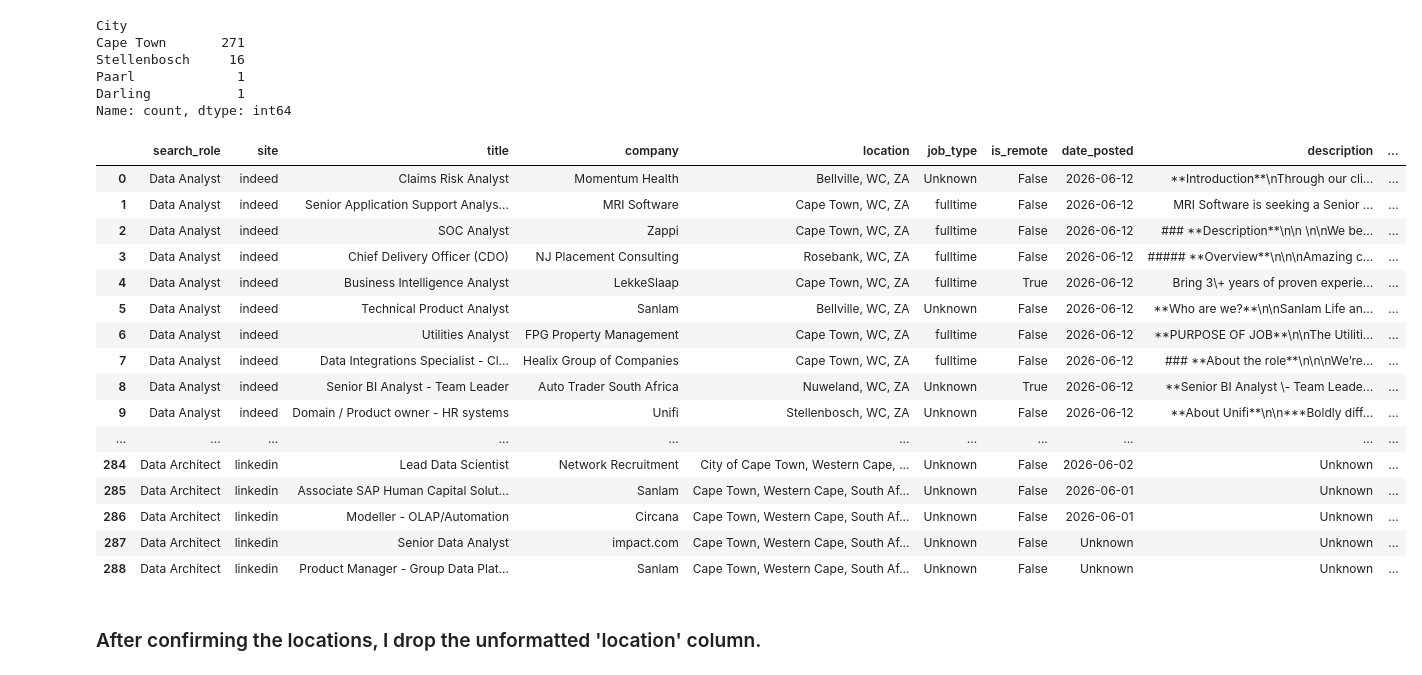
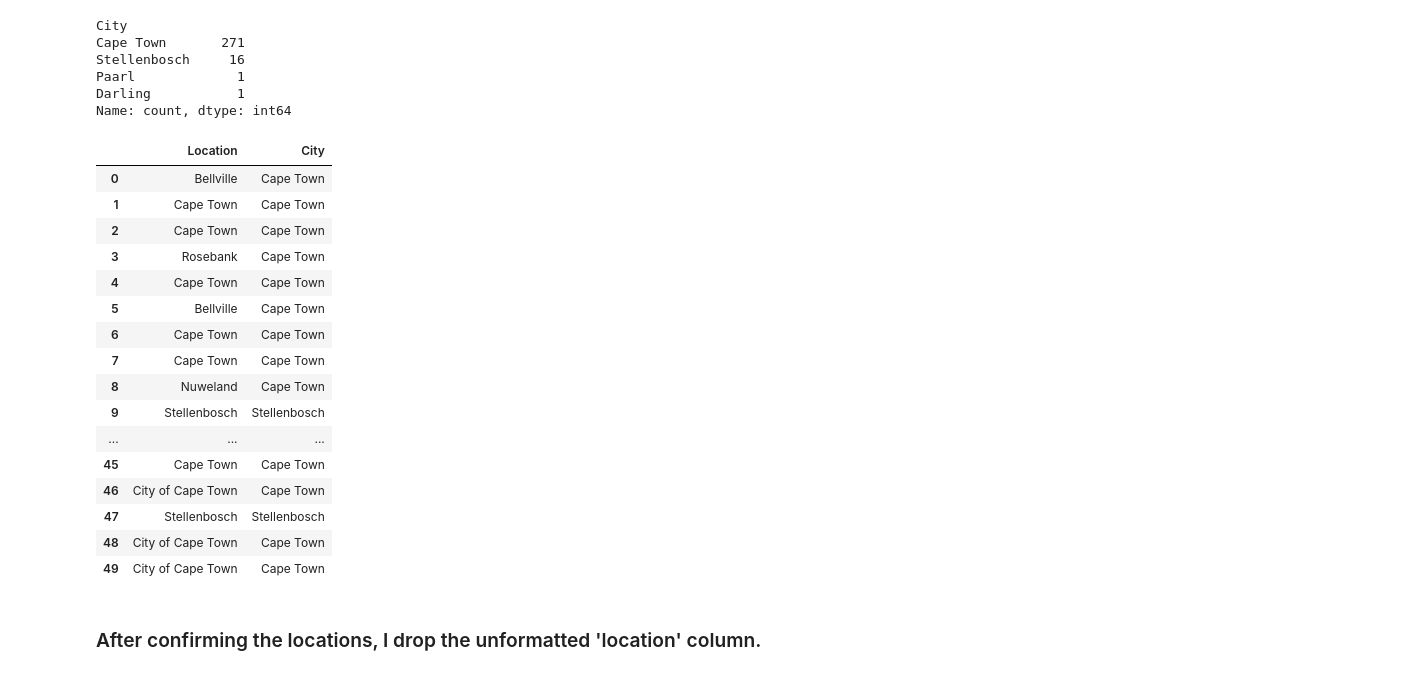
Before and after one commit to Franxed/Data-Science-Roles-Observed-in-South-Africa-Western-Cape-Data-Analyst-Project, a Jupyter notebook: Data cleaning.ipynb, the cells around one changed output. Drawn from its saved outputs; the diff is of its cells as text; code cells hidden in the pictures.

```diff
--- a/Data cleaning.ipynb
+++ b/Data cleaning.ipynb
@@ -152,26 +133,25 @@ Paarl             1
 Darling           1
 Name: count, dtype: int64
 # %%
-pd.set_option('display.max_rows', None) # I want to view the FULL dataframe.
-df
+df.iloc[:,9:11][:50]
 # %% [output]
-|  | search_role | site | title | company | location | job_type | is_remote | date_posted | description | ... |
-| 0 | Data Analyst | indeed | Claims Risk Analyst | Momentum Health | Bellville, WC, ZA | Unknown | False | 2026-06-12 | **Introduction**\nThrough our cli... | ... |
-| 1 | Data Analyst | indeed | Senior Application Support Analys... | MRI Software | Cape Town, WC, ZA | fulltime | False | 2026-06-12 | MRI Software is seeking a Senior ... | ... |
-| 2 | Data Analyst | indeed | SOC Analyst | Zappi | Cape Town, WC, ZA | fulltime | False | 2026-06-12 | ### **Description**\n\n \n\nWe be... | ... |
-| 3 | Data Analyst | indeed | Chief Delivery Officer (CDO) | NJ Placement Consulting | Rosebank, WC, ZA | fulltime | False | 2026-06-12 | ##### **Overview**\n\n\nAmazing c... | ... |
-| 4 | Data Analyst | indeed | Business Intelligence Analyst | LekkeSlaap | Cape Town, WC, ZA | fulltime | True | 2026-06-12 | Bring 3\+ years of proven experie... | ... |
-| 5 | Data Analyst | indeed | Technical Product Analyst | Sanlam | Bellville, WC, ZA | Unknown | False | 2026-06-12 | **Who are we?**\n\nSanlam Life an... | ... |
-| 6 | Data Analyst | indeed | Utilities Analyst | FPG Property Management | Cape Town, WC, ZA | fulltime | False | 2026-06-12 | **PURPOSE OF JOB**\n\nThe Utiliti... | ... |
-| 7 | Data Analyst | indeed | Data Integrations Specialist - Cl... | Healix Group of Companies | Cape Town, WC, ZA | fulltime | False | 2026-06-12 | ### **About the role**\n\n\nWe’re... | ... |
-| 8 | Data Analyst | indeed | Senior BI Analyst - Team Leader | Auto Trader South Africa | Nuweland, WC, ZA | Unknown | True | 2026-06-12 | **Senior BI Analyst \- Team Leade... | ... |
-| 9 | Data Analyst | indeed | Domain / Product owner - HR systems | Unifi | Stellenbosch, WC, ZA | Unknown | False | 2026-06-12 | **About Unifi**\n\n***Boldly diff... | ... |
-| ... | ... | ... | ... | ... | ... | ... | ... | ... | ... | ... |
-| 284 | Data Architect | linkedin | Lead Data Scientist | Network Recruitment | City of Cape Town, Western Cape, ... | Unknown | False | 2026-06-02 | Unknown | ... |
-| 285 | Data Architect | linkedin | Associate SAP Human Capital Solut... | Sanlam | Cape Town, Western Cape, South Af... | Unknown | False | 2026-06-01 | Unknown | ... |
-| 286 | Data Architect | linkedin | Modeller - OLAP/Automation | Circana | Cape Town, Western Cape, South Af... | Unknown | False | 2026-06-01 | Unknown | ... |
-| 287 | Data Architect | linkedin | Senior Data Analyst | impact.com | Cape Town, Western Cape, South Af... | Unknown | False | Unknown | Unknown | ... |
-| 288 | Data Architect | linkedin | Product Manager - Group Data Plat... | Sanlam | Cape Town, Western Cape, South Af... | Unknown | False | Unknown | Unknown | ... |
+|  | Location | City |
+| 0 | Bellville | Cape Town |
+| 1 | Cape Town | Cape Town |
+| 2 | Cape Town | Cape Town |
+| 3 | Rosebank | Cape Town |
+| 4 | Cape Town | Cape Town |
+| 5 | Bellville | Cape Town |
+| 6 | Cape Town | Cape Town |
+| 7 | Cape Town | Cape Town |
+| 8 | Nuweland | Cape Town |
+| 9 | Stellenbosch | Stellenbosch |
+| ... | ... | ... |
+| 45 | Cape Town | Cape Town |
+| 46 | City of Cape Town | Cape Town |
+| 47 | Stellenbosch | Stellenbosch |
+| 48 | City of Cape Town | Cape Town |
+| 49 | City of Cape Town | Cape Town |
 # %% [markdown]
 ### After confirming the locations, I drop the unformatted 'location' column.
 # %%
```
Also changed, not shown: parts of 27 cells of this notebook, 2 other files.
